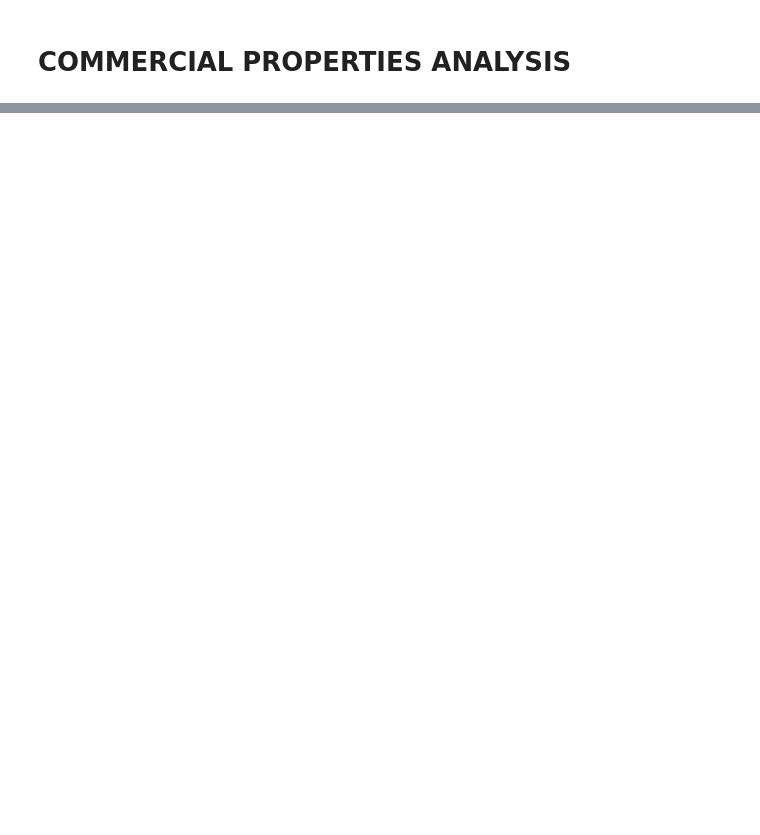
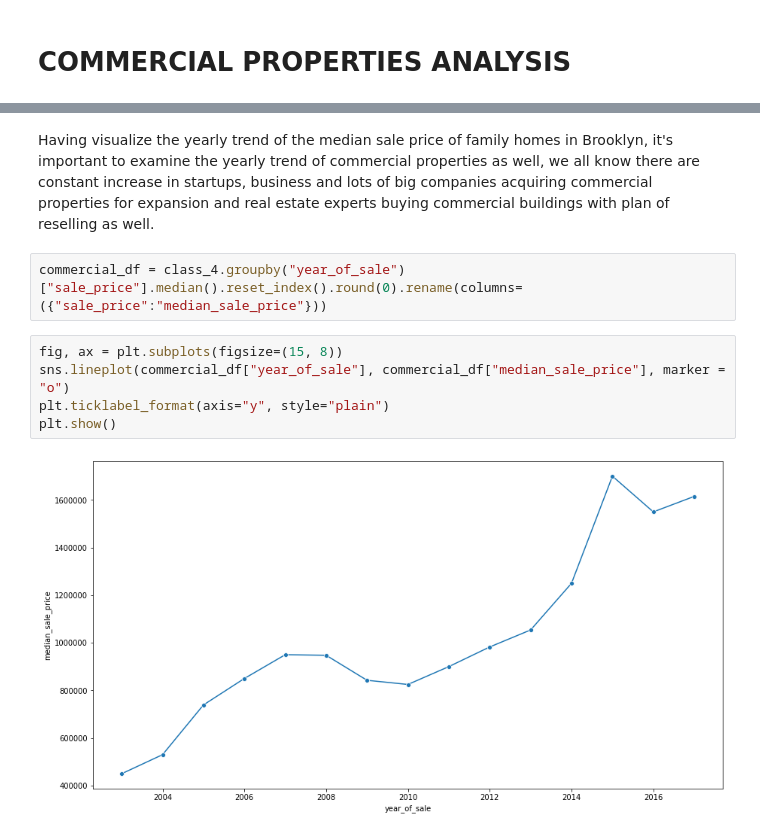
Before and after one commit to Ayomi-tech/brooklyn_housing_project, a Jupyter notebook: Exploratory_analysis_notebook.ipynb, the cells around one changed output, grey strips where cells are left out. Saved outputs shown, nothing was run; the diff lists cells and outputs as text; blank space fills up the shorter version.

```diff
--- a/Exploratory_analysis_notebook.ipynb
+++ b/Exploratory_analysis_notebook.ipynb
@@ -210,0 +263,11 @@ Commercial properties are import properties in the real estate and import proper
+# %% [markdown]
+Having visualize the yearly trend of the median sale price of family homes in Brooklyn, it's important to examine the yearly trend of commercial properties as well, we all know there are constant increase in startups, business and lots of big companies acquiring commercial properties for expansion and real estate experts buying commercial buildings with plan of reselling as well.
+# %%
+commercial_df = class_4.groupby("year_of_sale")["sale_price"].median().reset_index().round(0).rename(columns=({"sale_price":"median_sale_price"}))
+# %%
+fig, ax = plt.subplots(figsize=(15, 8))
+sns.lineplot(commercial_df["year_of_sale"], commercial_df["median_sale_price"], marker = "o")
+plt.ticklabel_format(axis="y", style="plain")
+plt.show()
+# %% [output]
+[figure, added]
```
Also changed, not shown: parts of 28 cells of this notebook.
